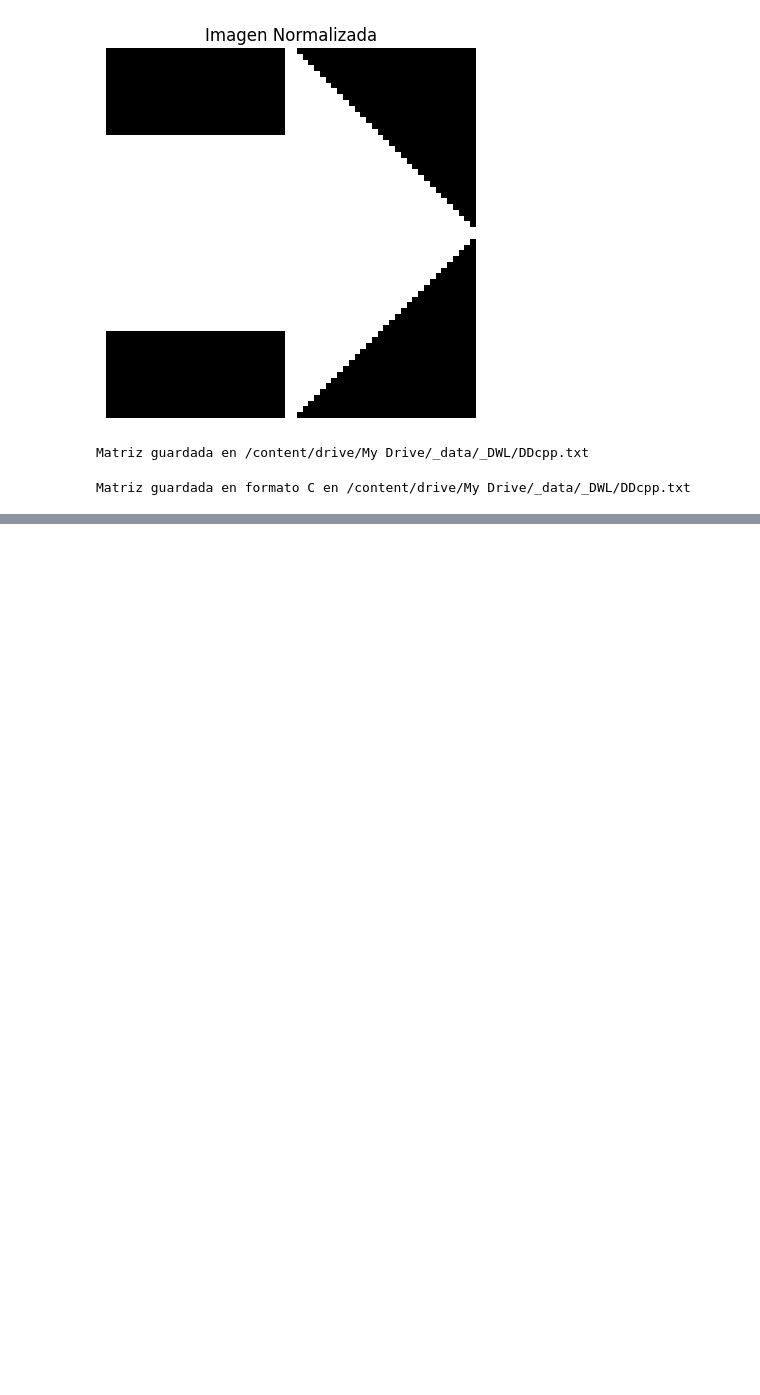
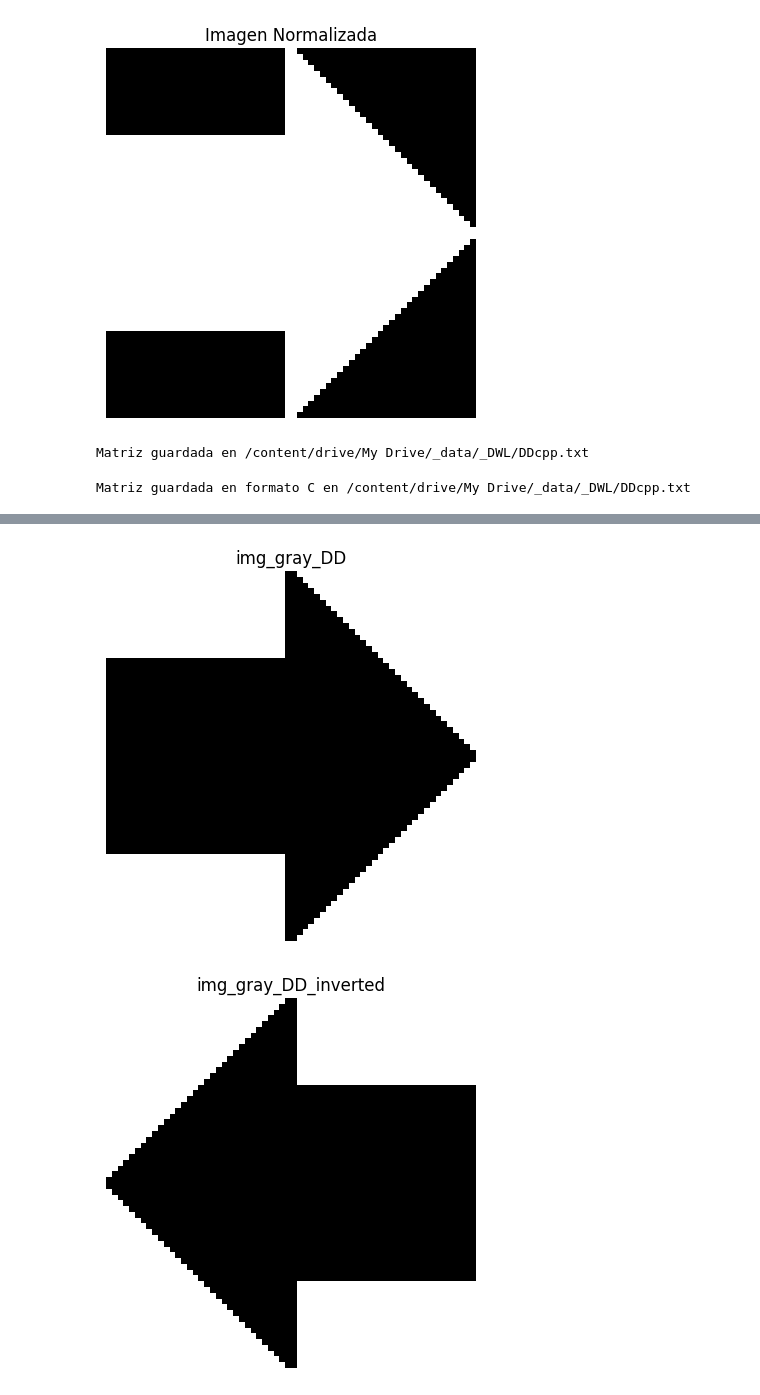
Before and after one commit to DanielOlivera/VehicleLightSystem, a Jupyter notebook: Dashboard_warning_lights.ipynb, the cells around one changed output, grey strips where cells are left out. Cells and saved outputs as stored; diff of their text form; code cells hidden in the pictures; blank space fills up the shorter version.

```diff
--- a/Dashboard_warning_lights.ipynb
+++ b/Dashboard_warning_lights.ipynb
@@ -215,0 +198,17 @@ Matriz guardada en formato C en /content/drive/My Drive/_data/_DWL/DDcpp.txt
+# %%
+# Lista de archivos de imagen
+image_files = ['DD.png', 'DD_inverted.png', 'FL.png', 'HB.png', 'L.png', 'FogL.png', 'HL.png']
+
+# Diccionario para almacenar las imágenes
+images = {}
+# %%
+# Cargar cada imagen y convertirla a un array de numpy
+for image_file in image_files:
+    image_path = os.path.join(image_directory, image_file)
+    image_array = mpimg.imread(image_path)
+    images[image_file] = image_array
+
+# Mostrar la forma de cada imagen
+for image_name, image_array in images.items():
+    print(f"{image_name} shape: {image_array.shape}")
+    print(f"{image_name} type: {type(image_array)}")
@@ -215,0 +230,30 @@ Matriz guardada en formato C en /content/drive/My Drive/_data/_DWL/DDcpp.txt
+# %%
+'''# Dibujar cada imagen
+for image_name, image_array in images.items():
+    plt.imshow(image_array, cmap='gray')
+    plt.axis('off')
+    plt.title(image_name)
+    plt.show()'''
+
+# Diccionario para almacenar las variables de imágenes
+image_vars = {}
+
+# Procesar cada imagen y crear una variable para cada una
+for image_filename in image_files:
+    image_path = os.path.join(image_directory, image_filename)
+    img = cv2.imread(image_path, cv2.IMREAD_UNCHANGED)
+    if img is not None:
+        img_gray = 255 - img[:, :, 3]
+        var_name = f'img_gray_{os.path.splitext(image_filename)[0]}'
+        globals()[var_name] = img_gray
+        image_vars[var_name] = img_gray
+
+# Mostrar cada imagen procesada
+for var_name, img_gray in image_vars.items():
+    plt.imshow(img_gray, cmap='gray', vmin=0, vmax=255)
+    plt.axis('off')
+    plt.title(var_name)
+    plt.show()
+# %% [output]
+[figure, added]
+[figure, added]
```
Also changed, not shown: parts of 28 cells of this notebook.
